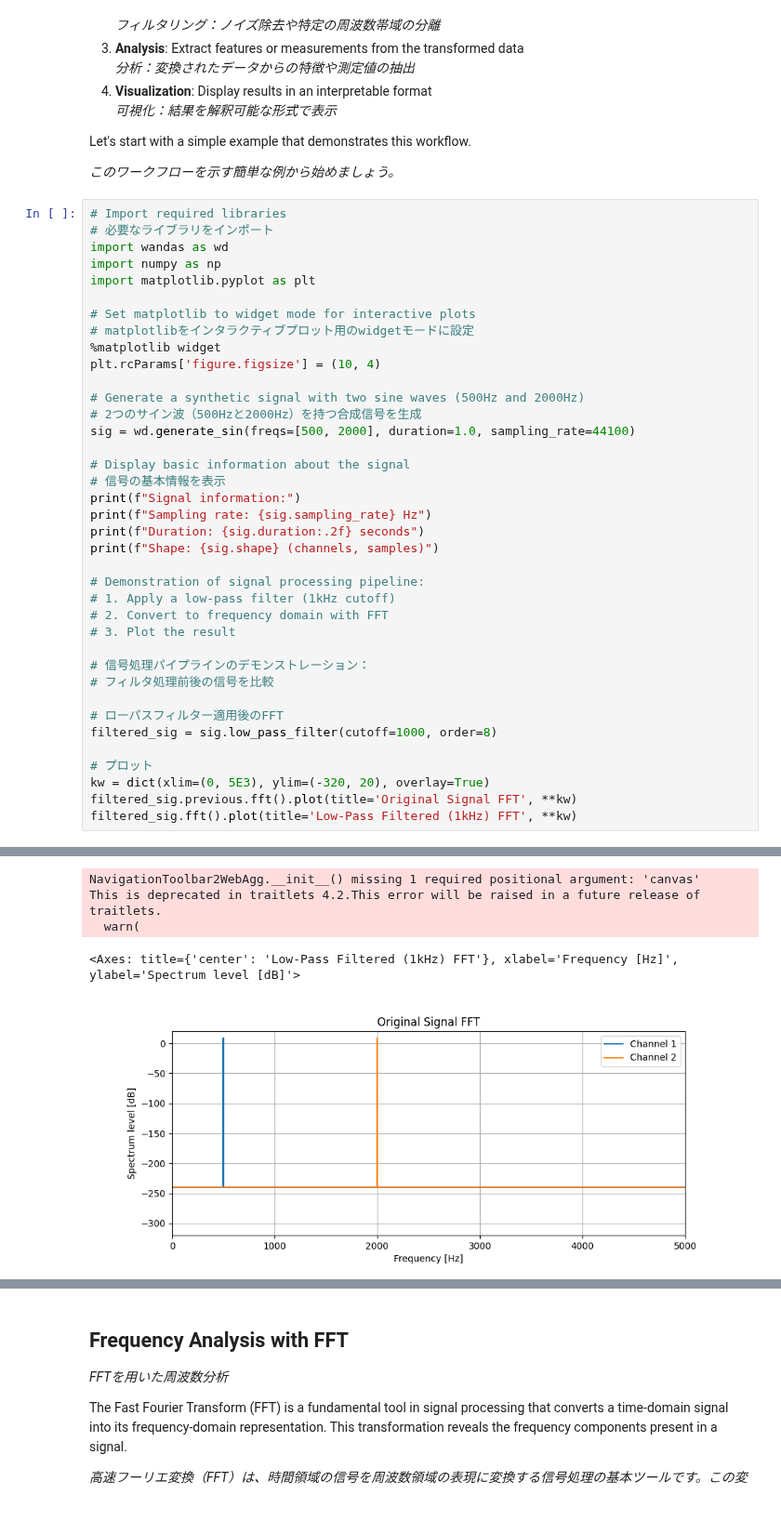
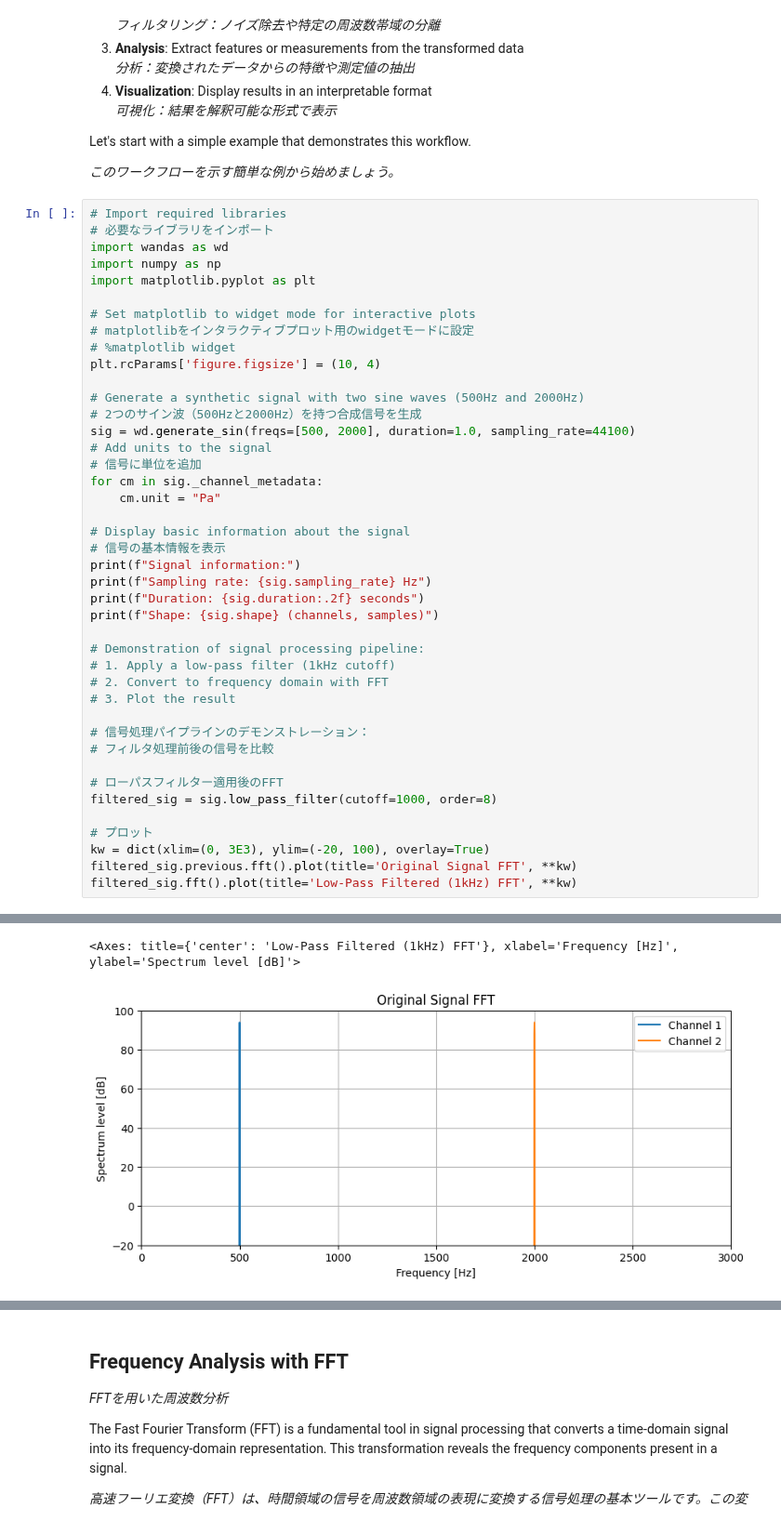
Before and after one commit to kasahart/wandas, a Jupyter notebook: tutorial/02_signal_processing_basics.ipynb, the cells around one changed output, grey strips where cells are left out. Shown at 93% size. Saved outputs shown, nothing was run; the diff lists cells and outputs as text.

```diff
--- a/tutorial/02_signal_processing_basics.ipynb
+++ b/tutorial/02_signal_processing_basics.ipynb
@@ -38,42 +38,43 @@ import matplotlib.pyplot as plt
 
 # Set matplotlib to widget mode for interactive plots
 # matplotlibをインタラクティブプロット用のwidgetモードに設定
-%matplotlib widget
+# %matplotlib widget
 plt.rcParams['figure.figsize'] = (10, 4)
 
 # Generate a synthetic signal with two sine waves (500Hz and 2000Hz)
 # 2つのサイン波（500Hzと2000Hz）を持つ合成信号を生成
 sig = wd.generate_sin(freqs=[500, 2000], duration=1.0, sampling_rate=44100)
+# Add units to the signal
+# 信号に単位を追加
+for cm in sig._channel_metadata:
+    cm.unit = "Pa"
 
 # Display basic information about the signal
 # 信号の基本情報を表示
 print(f"Signal information:")
 print(f"Sampling rate: {sig.sampling_rate} Hz")
 print(f"Duration: {sig.duration:.2f} seconds")
 print(f"Shape: {sig.shape} (channels, samples)")
 
 # Demonstration of signal processing pipeline:
 # 1. Apply a low-pass filter (1kHz cutoff)
 # 2. Convert to frequency domain with FFT
 # 3. Plot the result
 
 # 信号処理パイプラインのデモンストレーション：
 # フィルタ処理前後の信号を比較
 
 # ローパスフィルター適用後のFFT
 filtered_sig = sig.low_pass_filter(cutoff=1000, order=8)
 
 # プロット
-kw = dict(xlim=(0, 5E3), ylim=(-320, 20), overlay=True)
+kw = dict(xlim=(0, 3E3), ylim=(-20, 100), overlay=True)
 filtered_sig.previous.fft().plot(title='Original Signal FFT', **kw)
 filtered_sig.fft().plot(title='Low-Pass Filtered (1kHz) FFT', **kw)
 # %% [output]
 Signal information:
 Sampling rate: 44100 Hz
 Duration: 1.00 seconds
 Shape: (2, 44100) (channels, samples)
-NavigationToolbar2WebAgg.__init__() missing 1 required positional argument: 'canvas'
-This is deprecated in traitlets 4.2.This error will be raised in a future release of traitlets.
-  warn(
+<Axes: title={'center': 'Low-Pass Filtered (1kHz) FFT'}, xlabel='Frequency [Hz]', ylabel='Spectrum level [dB]'>
-<Axes: title={'center': 'Low-Pass Filtered (1kHz) FFT'}, xlabel='Frequency [Hz]', ylabel='Spectrum level [dB]'>
-[figure, old version]
+[figure, new version]
```
Also changed, not shown: parts of 4 cells of this notebook, 2 other files.
